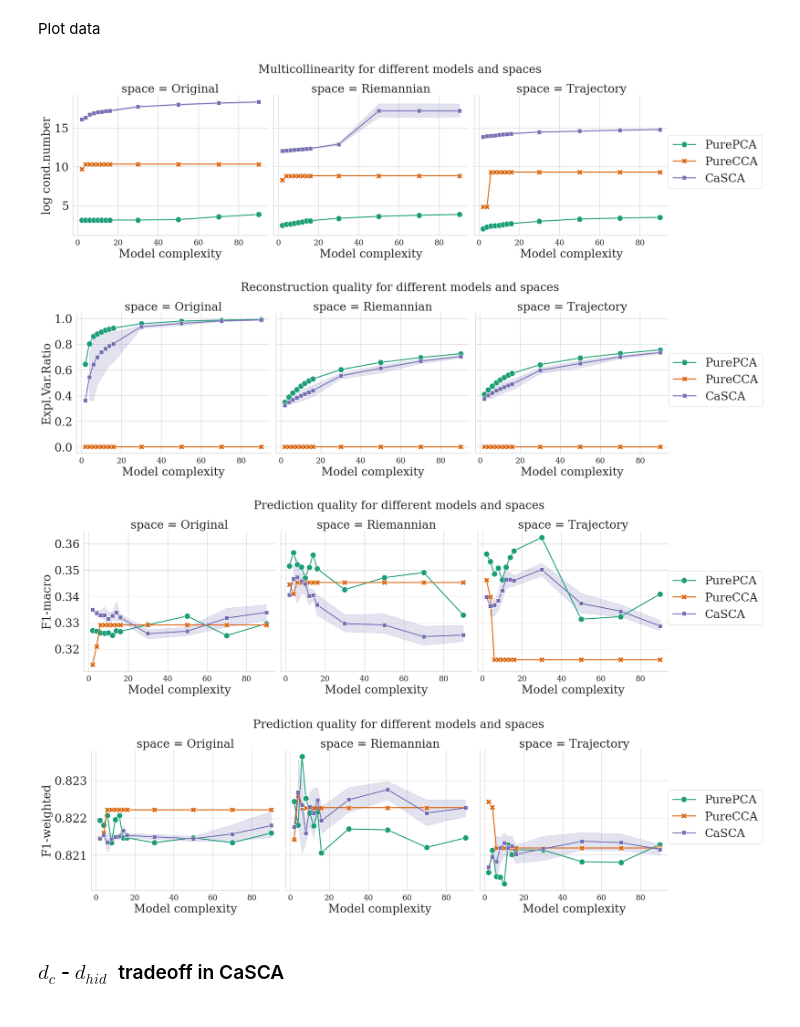
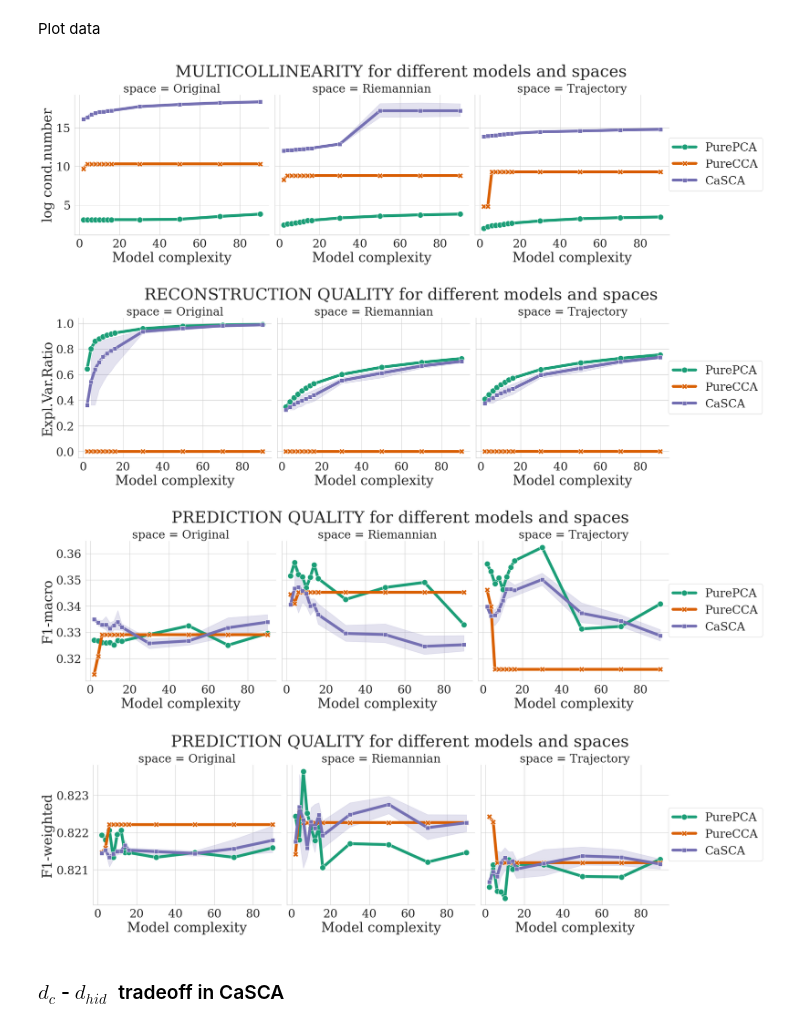
Before and after one commit to intsystems/Vladimirov-MS-Thesis, a Jupyter notebook: code/post-hoc-analysis.ipynb, the cells around one changed output. Cells and saved outputs as stored; diff of their text form; code cells hidden in the pictures.

```diff
--- a/code/post-hoc-analysis.ipynb
+++ b/code/post-hoc-analysis.ipynb
@@ -492,35 +498,49 @@ g.map_dataframe(
     x="d_hid", y="log_cond_XTX",
     hue="method", style="method",
     markers=True, dashes=False,  # solid lines + markers
-    palette="Dark2"
+    palette="Dark2",
+    linewidth=6
 )
 
-g.set_axis_labels("Model complexity", "log cond.number")
 g.add_legend(frameon=True)
-g.fig.suptitle("Multicollinearity for different models and spaces", fontsize=24)
+g.fig.suptitle("MULTICOLLINEARITY for different models and spaces", fontsize=34)
 g.fig.subplots_adjust(top=0.83)
+
+for ax in g.axes.flat:
+    ax.set_xlabel("Model complexity", fontsize=28)
+    ax.set_ylabel("log cond.number", fontsize=28)
+    ax.tick_params(axis='x', labelsize=24)
+    ax.tick_params(axis='y', labelsize=24)
+
 plt.savefig(os.path.join(FIGURES_DIR, 'other-models-multicollinearity.pdf'))
 plt.show()
 # %% [output]
-[figure, old version]
+[figure, new version]
 # %%
 g = sns.FacetGrid(all_combined, col="space", sharey=True, height=6, aspect=1.05)
 g.map_dataframe(
     sns.lineplot,
     x="d_hid", y="ExplVar",
     hue="method", style="method",
     markers=True, dashes=False,  # solid lines + markers
-    palette="Dark2"
+    palette="Dark2",
+    linewidth=6
 )
 
-g.set_axis_labels("Model complexity", "Expl.Var.Ratio")
 g.add_legend(frameon=True)
-g.fig.suptitle("Reconstruction quality for different models and spaces", fontsize=24)
+g.fig.suptitle("RECONSTRUCTION QUALITY for different models and spaces", fontsize=34)
 g.fig.subplots_adjust(top=0.83)
+
+for ax in g.axes.flat:
+    ax.set_xlabel("Model complexity", fontsize=28)
+    ax.set_ylabel("Expl.Var.Ratio", fontsize=28)
+    ax.tick_params(axis='x', labelsize=24)
+    ax.tick_params(axis='y', labelsize=24)
+
 plt.savefig(os.path.join(FIGURES_DIR, 'other-models-reconstruction.pdf'))
 plt.show()
 # %% [output]
-[figure, old version]
+[figure, new version]
 # %%
 g = sns.FacetGrid(all_combined, col="space", sharey=True, height=6, aspect=1.05)
 g.map_dataframe(
@@ -528,17 +548,24 @@ g.map_dataframe(
     x="d_hid", y="max_F1m",  # or "max_F1m" if you prefer macro
     hue="method", style="method",
     markers=True, dashes=False,  # solid lines + markers
-    palette="Dark2"
+    palette="Dark2",
+    linewidth=6
 )
 
-g.set_axis_labels("Model complexity", "F1-macro")
 g.add_legend(frameon=True)
-g.fig.suptitle("Prediction quality for different models and spaces", fontsize=24)
+g.fig.suptitle("PREDICTION QUALITY for different models and spaces", fontsize=34)
 g.fig.subplots_adjust(top=0.83)
+
+for ax in g.axes.flat:
+    ax.set_xlabel("Model complexity", fontsize=28)
+    ax.set_ylabel("F1-macro", fontsize=28)
+    ax.tick_params(axis='x', labelsize=24)
+    ax.tick_params(axis='y', labelsize=24)
+
 plt.savefig(os.path.join(FIGURES_DIR, 'other-models-prediction-f1-macro.pdf'))
 plt.show()
 # %% [output]
-[figure, old version]
+[figure, new version]
 # %%
 g = sns.FacetGrid(all_combined, col="space", sharey=True, height=6, aspect=1.05)
 g.map_dataframe(
@@ -546,17 +573,24 @@ g.map_dataframe(
     x="d_hid", y="max_F1w",  # or "max_F1m" if you prefer macro
     hue="method", style="method",
     markers=True, dashes=False,  # solid lines + markers
-    palette="Dark2"
+    palette="Dark2",
+    linewidth=6
 )
 
-g.set_axis_labels("Model complexity", "F1-weighted")
 g.add_legend(frameon=True)
-g.fig.suptitle("Prediction quality for different models and spaces", fontsize=24)
+g.fig.suptitle("PREDICTION QUALITY for different models and spaces", fontsize=34)
 g.fig.subplots_adjust(top=0.83)
+
+for ax in g.axes.flat:
+    ax.set_xlabel("Model complexity", fontsize=28)
+    ax.set_ylabel("F1-weighted", fontsize=28)
+    ax.tick_params(axis='x', labelsize=24)
+    ax.tick_params(axis='y', labelsize=24)
+
 plt.savefig(os.path.join(FIGURES_DIR, 'other-models-prediction-f1-weighted.pdf'))
 plt.show()
 # %% [output]
-[figure, old version]
+[figure, new version]
 # %% [markdown]
 ### $d_c$ - $d_{hid} \;$ tradeoff in CaSCA
 # %% [markdown]
```
Also changed, not shown: parts of 12 cells of this notebook, 19 other files.
